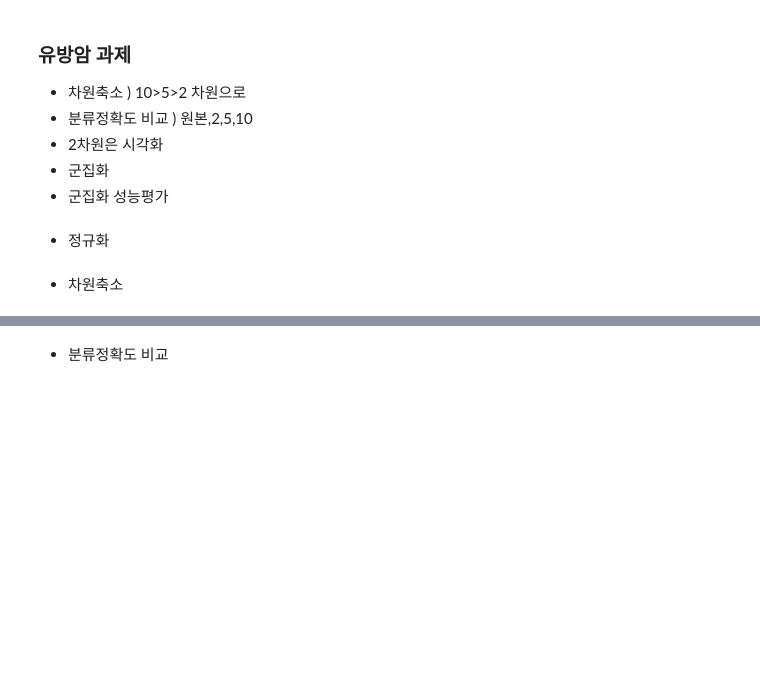
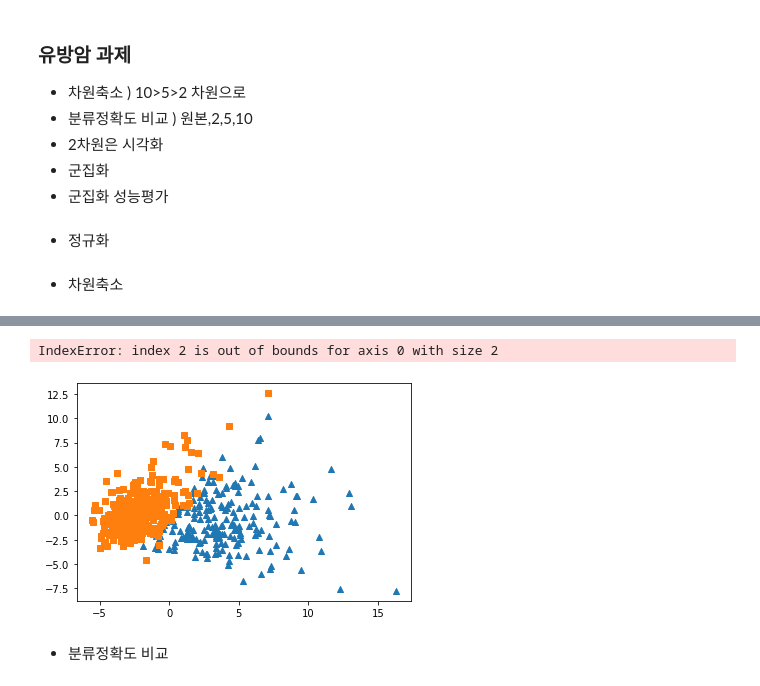
Before and after one commit to Soeui-lee/Machine_Learning_Lecture_2021_12, a Jupyter notebook: 05.차원축소/유방암과제.ipynb, the cells around one changed output, grey strips where cells are left out. Saved outputs shown, nothing was run; the diff lists cells and outputs as text; code cells hidden in the pictures; blank space fills up the shorter version.

```diff
--- a/05.차원축소/유방암과제.ipynb
+++ b/05.차원축소/유방암과제.ipynb
@@ -30,0 +48,6 @@ br_pca3 = pca3.fit_transform(br_std)
+# %%
+df= pd.DataFrame(br.data, columns=br.feature_names)
+df['target'] = br.target
+df['PC1'] = br_pca2[:,0]
+df['PC2'] = br_pca2[:,1]
+df.head(3)
@@ -31,3 +60,17 @@ br_pca3 = pca3.fit_transform(br_std)
+# %%
+markers = ['^','s','o']             # 왜 에러가?
+
+for i, marker in enumerate(markers):
+    x_axis_data = df[df.target == i]['PC1']
+    y_axis_data = df[df.target == i]['PC2']
+    plt.scatter(x_axis_data, y_axis_data, marker= marker, label = br.target_names[i])
+
+plt.legend()
+plt.xlabel('PC1');plt.ylabel('PC2')
+plt.show()
+# %% [output]
+IndexError: index 2 is out of bounds for axis 0 with size 2
+[figure, added]
 # %% [markdown]
 - 분류정확도 비교
 # %%
```
Also changed, not shown: parts of 15 cells of this notebook.
